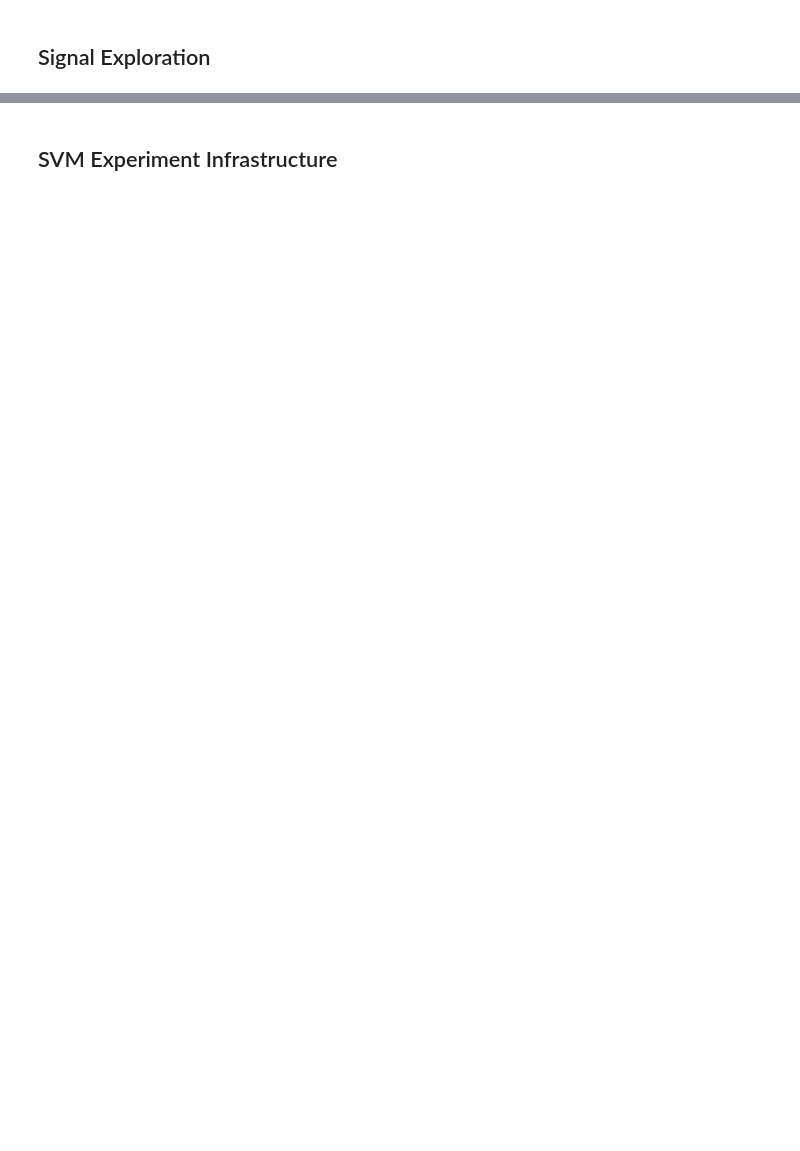
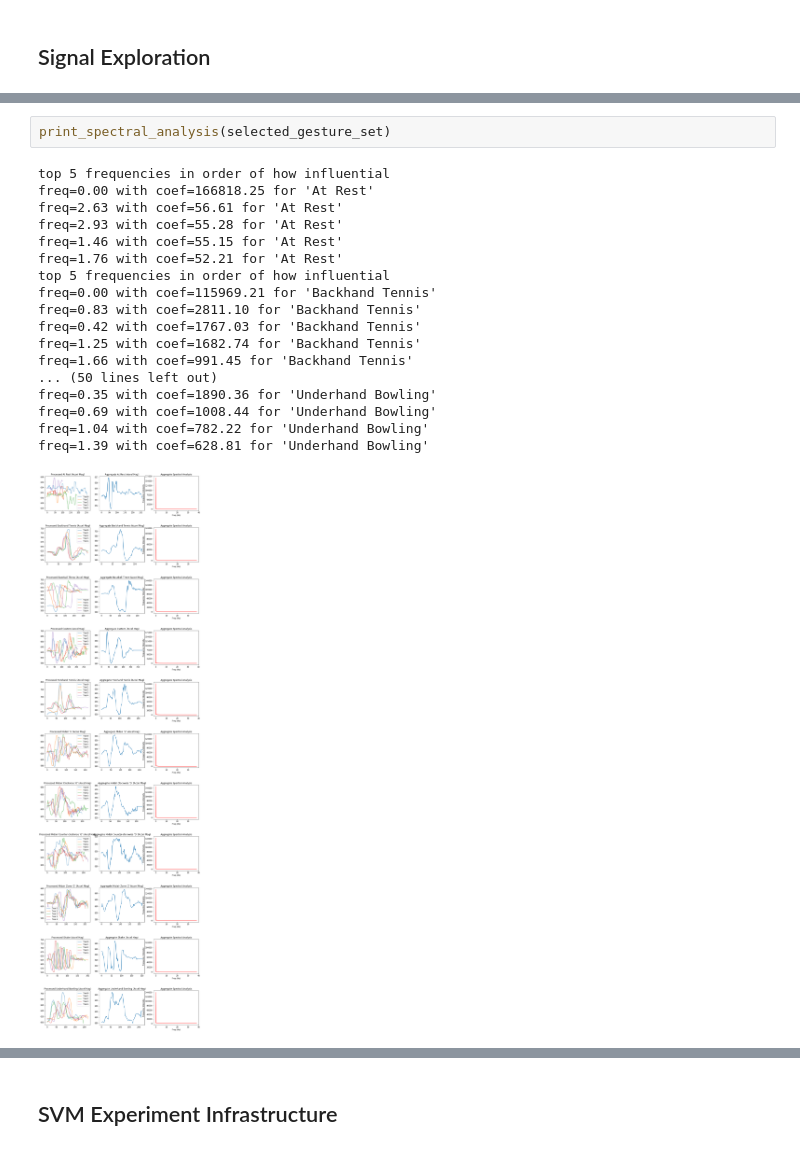
Before and after one commit to nicolekriley/cse599pis_a1, a Jupyter notebook: a4/SVMGestureRecognizer.ipynb, the cells around one changed output, grey strips where cells are left out. Cells and saved outputs as stored; diff of their text form; blank space fills up the shorter version.

```diff
--- a/a4/SVMGestureRecognizer.ipynb
+++ b/a4/SVMGestureRecognizer.ipynb
@@ -707,0 +749,21 @@ max freq=0.00 with coef=350262.74 for 'Underhand Bowling'
+# %%
+print_spectral_analysis(selected_gesture_set)
+# %% [output]
+top 5 frequencies in order of how influential
+freq=0.00 with coef=166818.25 for 'At Rest'
+freq=2.63 with coef=56.61 for 'At Rest'
+freq=2.93 with coef=55.28 for 'At Rest'
+freq=1.46 with coef=55.15 for 'At Rest'
+freq=1.76 with coef=52.21 for 'At Rest'
+top 5 frequencies in order of how influential
+freq=0.00 with coef=115969.21 for 'Backhand Tennis'
+freq=0.83 with coef=2811.10 for 'Backhand Tennis'
+freq=0.42 with coef=1767.03 for 'Backhand Tennis'
+freq=1.25 with coef=1682.74 for 'Backhand Tennis'
+freq=1.66 with coef=991.45 for 'Backhand Tennis'
+... (50 lines left out)
+freq=0.35 with coef=1890.36 for 'Underhand Bowling'
+freq=0.69 with coef=1008.44 for 'Underhand Bowling'
+freq=1.04 with coef=782.22 for 'Underhand Bowling'
+freq=1.39 with coef=628.81 for 'Underhand Bowling'
+[figure, added]
```
Also changed, not shown: parts of 13 cells of this notebook.
